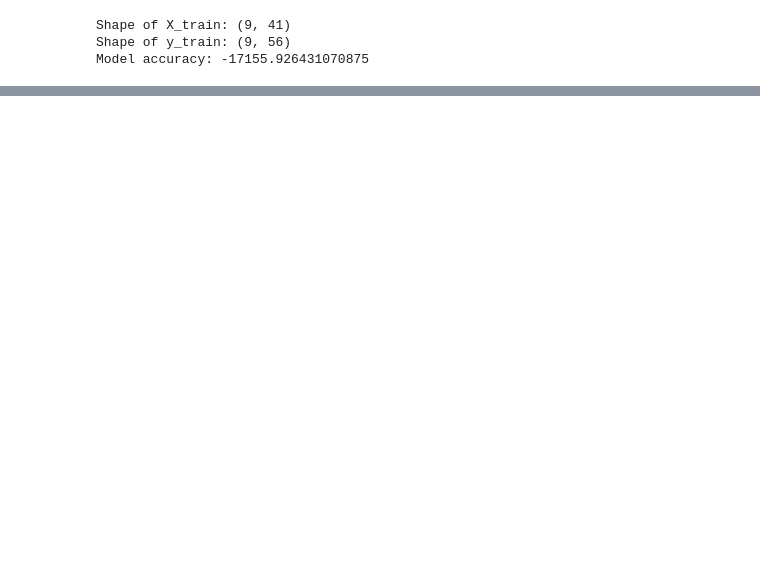
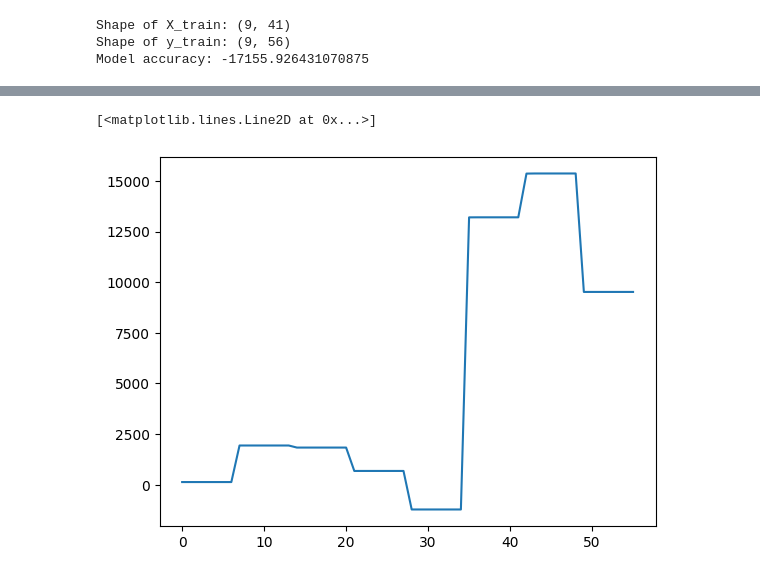
Before and after one commit to MaximeVergnet/Vaccine_AI, a Jupyter notebook: model.ipynb, the cells around one changed output, grey strips where cells are left out. Cells and saved outputs as stored; diff of their text form; code cells hidden in the pictures; blank space fills up the shorter version.

```diff
--- a/model.ipynb
+++ b/model.ipynb
@@ -52,0 +64,5 @@ Model accuracy: -17155.926431070875
+# %%
+plt.plot(y_pred[2])
+# %% [output]
+[<matplotlib.lines.Line2D at 0x...>]
+[figure, added]
```
Also changed, not shown: parts of 2 cells of this notebook.
